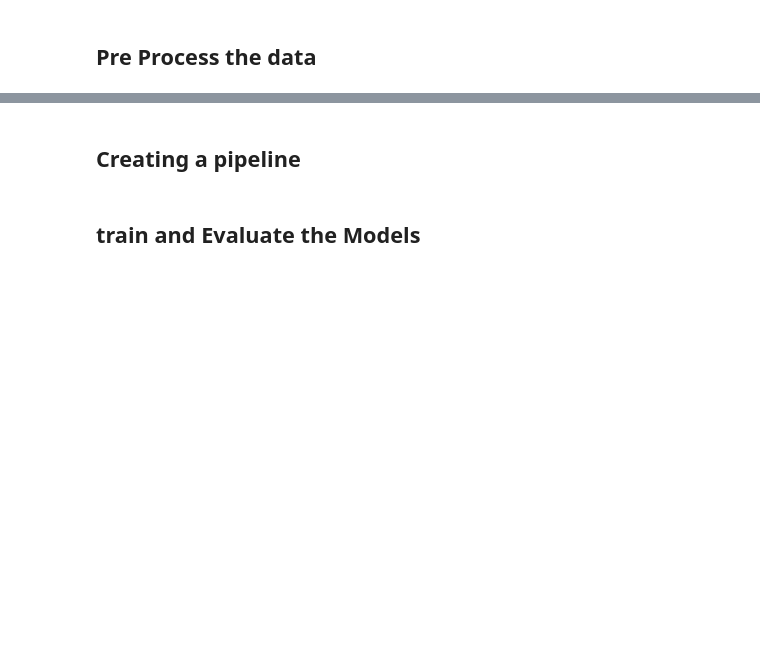
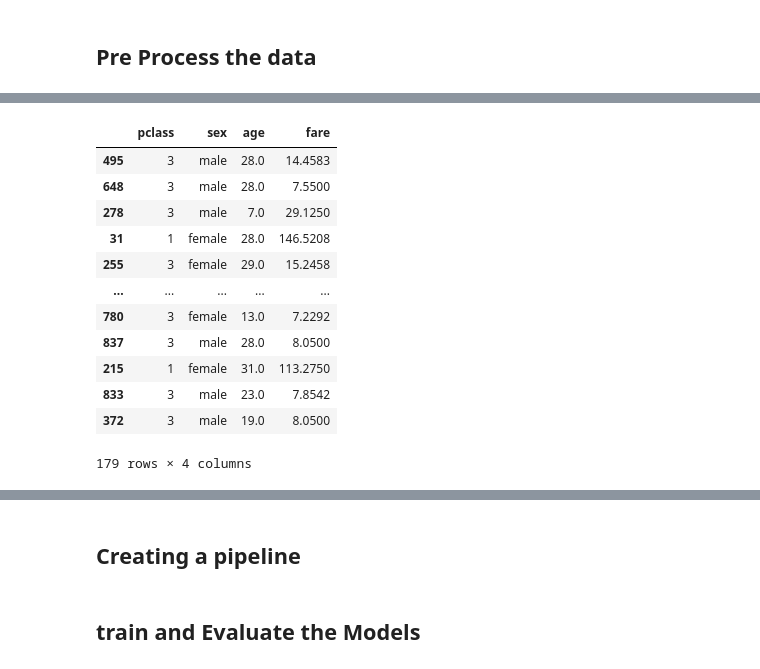
Before and after one commit to AltafHussain533/six_month_course, a Jupyter notebook: 07_machine_learning/10b_ridge_regression (1).ipynb, the cells around one changed output, grey strips where cells are left out. Saved outputs shown, nothing was run; the diff lists cells and outputs as text; code cells hidden in the pictures; blank space fills up the shorter version.

```diff
--- a/07_machine_learning/10b_ridge_regression (1).ipynb
+++ b/07_machine_learning/10b_ridge_regression (1).ipynb
@@ -91,0 +202,16 @@ See the documentation for a more detailed explanation: https://pandas.pydata.org
+# %%
+X_test
+# %% [output]
+|  | pclass | sex | age | fare |
+| 495 | 3 | male | 28.0 | 14.4583 |
+| 648 | 3 | male | 28.0 | 7.5500 |
+| 278 | 3 | male | 7.0 | 29.1250 |
+| 31 | 1 | female | 28.0 | 146.5208 |
+| 255 | 3 | female | 29.0 | 15.2458 |
+| ... | ... | ... | ... | ... |
+| 780 | 3 | female | 13.0 | 7.2292 |
+| 837 | 3 | male | 28.0 | 8.0500 |
+| 215 | 1 | female | 31.0 | 113.2750 |
+| 833 | 3 | male | 23.0 | 7.8542 |
+| 372 | 3 | male | 19.0 | 8.0500 |
+179 rows × 4 columns
```
Also changed, not shown: parts of 14 cells of this notebook, 1 other file.
